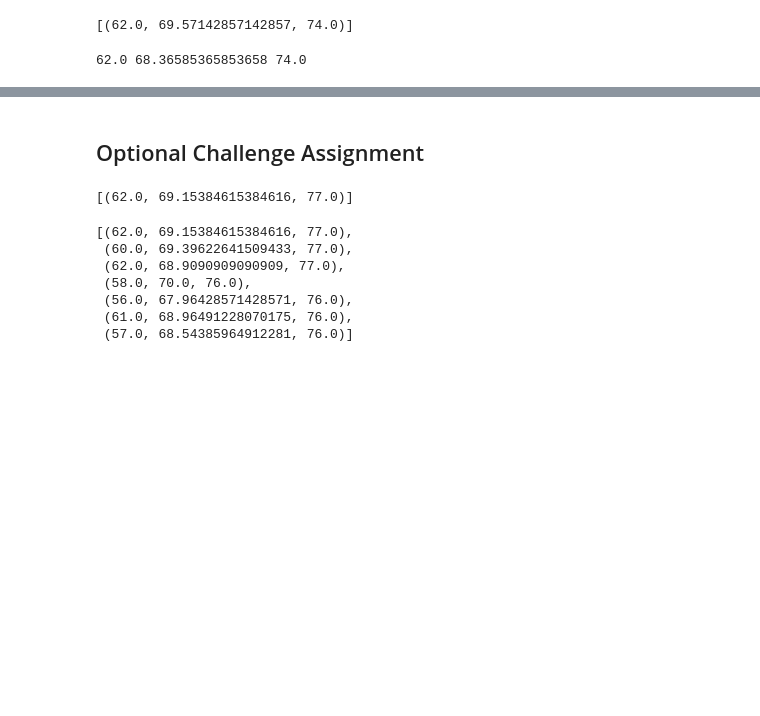
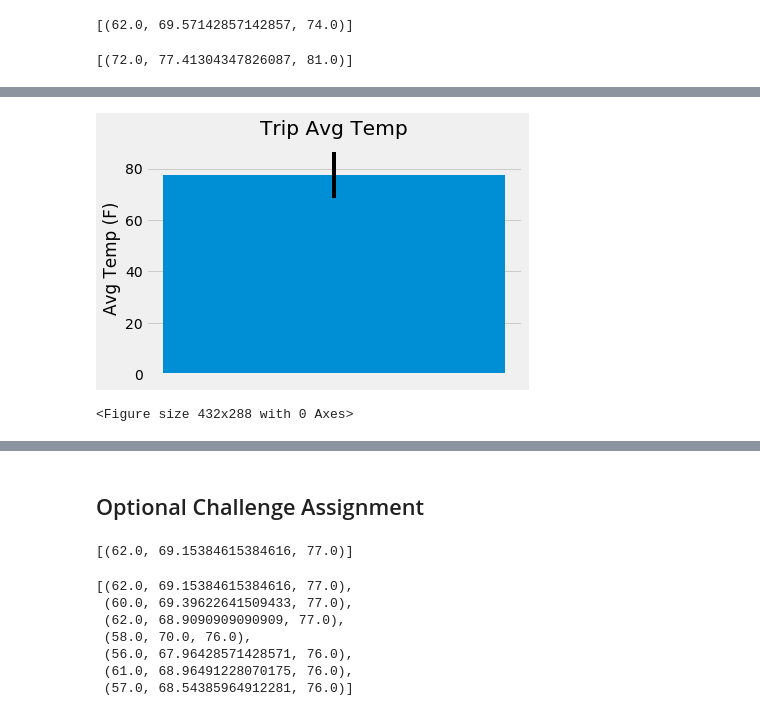
Before and after one commit to anikajohnson/sqlalchemy-challenge, a Jupyter notebook: climate_starter.ipynb, the cells around one changed output, grey strips where cells are left out. Cells and saved outputs as stored; diff of their text form; code cells hidden in the pictures; blank space fills up the shorter version.

```diff
--- a/climate_starter.ipynb
+++ b/climate_starter.ipynb
@@ -136,11 +211,34 @@ print(calc_temps('2012-02-28', '2012-03-05'))
 # %%
 # Use your previous function `calc_temps` to calculate the tmin, tavg, and tmax
 # for your trip using the previous year's data for those same dates.
+
+print(calc_temps('2017-06-04', '2017-06-10'))
 # %% [output]
-62.0 68.36585365853658 74.0
+[(72.0, 77.41304347826087, 81.0)]
 # %%
 # Plot the results from your previous query as a bar chart.
+temps = calc_temps('2017-06-04', '2017-06-10')
+temps_df = pd.DataFrame(temps, columns=['temp min', 'temp avg', 'temp max'])
+
+min_temp = temps_df.iloc[0][0]
+avg_temp = temps_df.iloc[0][1]
+max_temp = temps_df.iloc[0][2]
+
+# Use the average temperature for the y value
+yvalue = avg_temp
+
+# Use the peak-to-peak (tmax-tmin) value as the y error bar (yerr)
+yerr = max_temp - min_temp
+
 # Use "Trip Avg Temp" as your Title
-# Use the average temperature for the y value
-# Use the peak-to-peak (tmax-tmin) value as the y error bar (yerr)
+
+plt.bar(1,yvalue,yerr=yerr)
+
+ax1 = plt.axes()
+x_axis = ax1.axes.get_xaxis()
+x_axis.set_visible(False)
+
+plt.title("Trip Avg Temp")
+plt.ylabel("Avg Temp (F)")
+plt.show()
 # %% [output]
@@ -149,3 +245,5 @@ print(calc_temps('2012-02-28', '2012-03-05'))
+[figure, added]
+<Figure size 432x288 with 0 Axes>
 # %%
 # Calculate the total amount of rainfall per weather station for your trip dates using the previous year's matching dates.
 # Sort this in descending order by precipitation amount and list the station, name, latitude, longitude, and elevation
```
Also changed, not shown: parts of 12 cells of this notebook, 1 other file.
